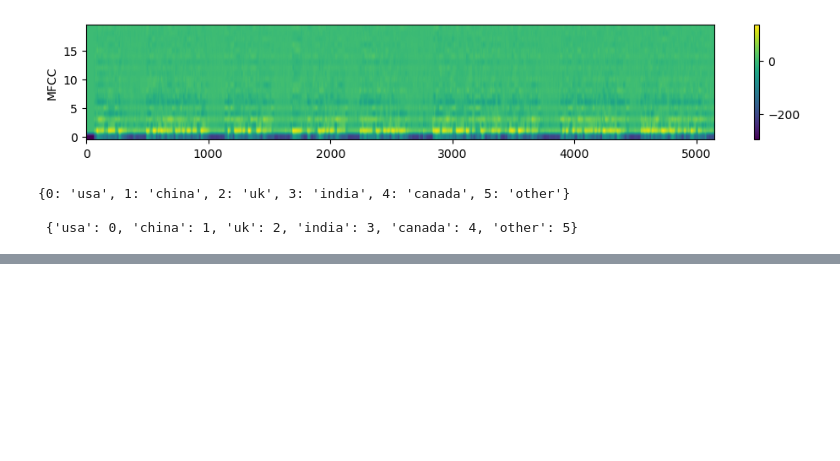
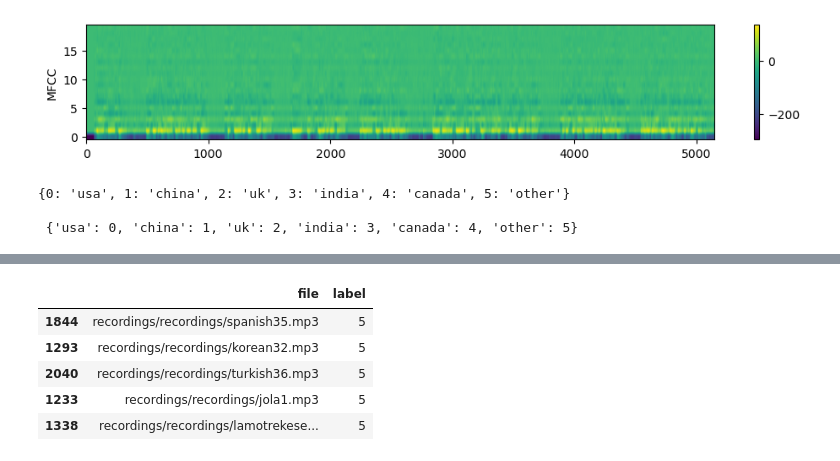
Before and after one commit to KindHumberUser/ML-AccentMulticlassification, a Jupyter notebook: processing.ipynb, the cells around one changed output, grey strips where cells are left out. Saved outputs shown, nothing was run; the diff lists cells and outputs as text; code cells hidden in the pictures; blank space fills up the shorter version.

```diff
--- a/processing.ipynb
+++ b/processing.ipynb
@@ -258,40 +259,37 @@ from pathlib import Path
 # %%
 lang_counter = dict()
 
-def load_data():
+def load_data(df):
     file_list = []
     label_list = []
-    for file in Path('recordings/recordings/').glob('*.mp3'):
-        lang = re.match(r"(\D+)", file.stem).group(1)
+    for index, row in df.iterrows():
+        country = row['country']  # Assuming 'country' is the column containing country labels
+        filename = row['filename']
+        file_missing = row['file_missing?']
+
+        # Skip if the file is missing
+        if file_missing:
+            continue
+
+        lang = country  # Assuming 'country' represents the language label
+
         if lang not in lang_counter.keys():
             lang_counter[lang] = 1
         else:
             lang_counter[lang] += 1
+
         # if not in our selected langs then 'other'
         if lang not in labels[:-1]:
             lang = labels[-1]
-        file_list.append(file)
+
+        file_list.append(f'recordings/recordings/{filename}.mp3')
         label_list.append(label2id[lang])
     dd = pd.DataFrame()
     dd['file'] = file_list
     dd['label'] = label_list
     return dd
-# %%
-def load_data():
-    file_list = []
-    label_list = []
-    for file in Path('/kaggle/input/speech-accent-archive/recordings/recordings/').glob('*.mp3'):
-        lang = re.match(r"(\D+)", file.stem).group(1)
-        if lang not in lang_counter.keys():
-            lang_counter[lang] = 1
-        else:
-            lang_counter[lang] += 1
-        # if not in our selected langs then 'other'
-        if lang not in labels[:-1]:
-            lang = labels[-1]
-        file_list.append(file)
-        label_list.append(label2id[lang])
-    dd = pd.DataFrame()
-    dd['file'] = file_list
-    dd['label'] = label_list
-    return dd
+# %%
+%%time
+dd = load_data(df)
+dd.sample(5)
+# %% [output]
@@ -297,0 +298,6 @@ def load_data():
+|  | file | label |
+| 1844 | recordings/recordings/spanish35.mp3 | 5 |
+| 1293 | recordings/recordings/korean32.mp3 | 5 |
+| 2040 | recordings/recordings/turkish36.mp3 | 5 |
+| 1233 | recordings/recordings/jola1.mp3 | 5 |
+| 1338 | recordings/recordings/lamotrekese... | 5 |
```
Also changed, not shown: parts of 10 cells of this notebook.
